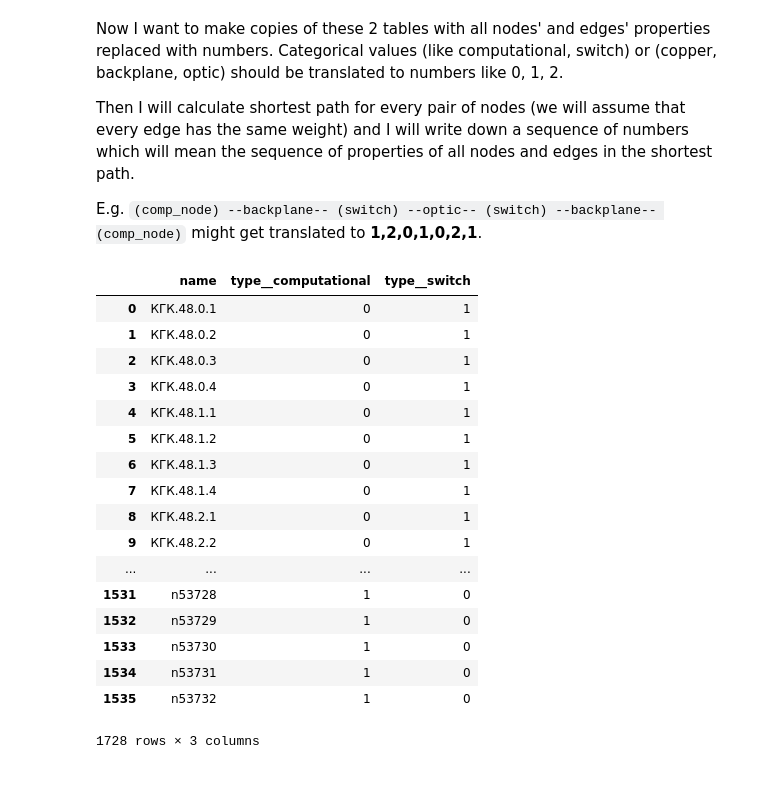
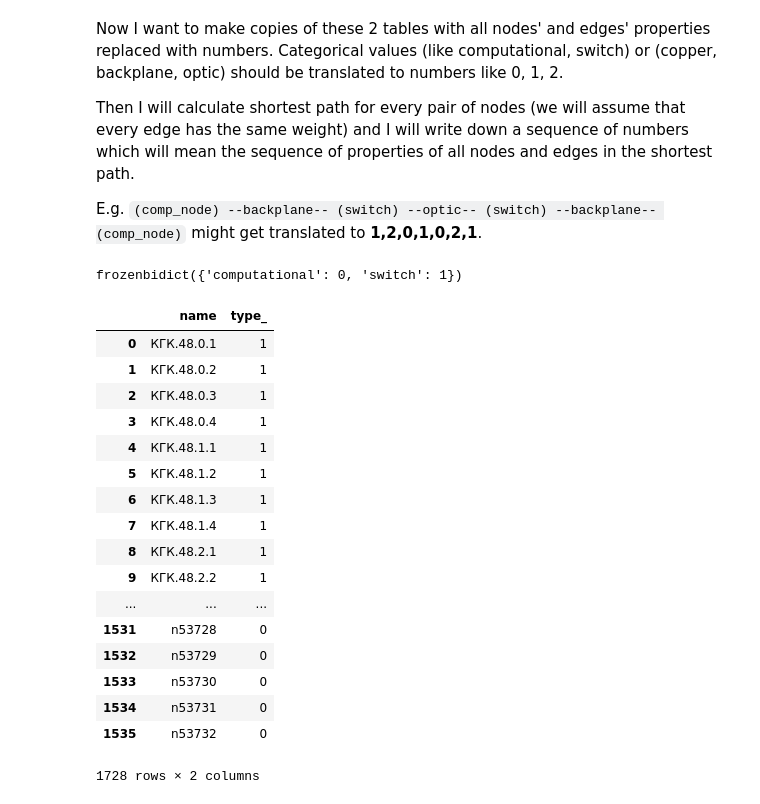
Before and after one commit to b-filip/topologies_clusterizer, a Jupyter notebook: new_stuff.ipynb, the cells around one changed output. Drawn from its saved outputs; the diff is of its cells as text; code cells hidden in the pictures.

```diff
--- a/new_stuff.ipynb
+++ b/new_stuff.ipynb
@@ -318,24 +319,45 @@ path.
 
 E.g. `(comp_node) --backplane-- (switch) --optic-- (switch) --backplane-- (comp_node)`
 might get translated to **1,2,0,1,0,2,1**.
-# %%
-pd.get_dummies(nodes, columns=["type_"]) # this is one-hot encoding. I don't want one-hot encoding
-# %% [output]
-|  | name | type__computational | type__switch |
-| 0 | КГК.48.0.1 | 0 | 1 |
-| 1 | КГК.48.0.2 | 0 | 1 |
-| 2 | КГК.48.0.3 | 0 | 1 |
-| 3 | КГК.48.0.4 | 0 | 1 |
-| 4 | КГК.48.1.1 | 0 | 1 |
-| 5 | КГК.48.1.2 | 0 | 1 |
-| 6 | КГК.48.1.3 | 0 | 1 |
-| 7 | КГК.48.1.4 | 0 | 1 |
-| 8 | КГК.48.2.1 | 0 | 1 |
-| 9 | КГК.48.2.2 | 0 | 1 |
-| ... | ... | ... | ... |
-| 1531 | n53728 | 1 | 0 |
-| 1532 | n53729 | 1 | 0 |
-| 1533 | n53730 | 1 | 0 |
-| 1534 | n53731 | 1 | 0 |
-| 1535 | n53732 | 1 | 0 |
-1728 rows × 3 columns
+# %%
+def map_categorical_to_numbers(sequence):
+    """Takes a sequence of values as input.
+    Maps each unique value to an integer.
+
+    Returns a tuple: (
+      the same sequence as numpy.ndarray of resulting integers
+      ,
+      mapping
+    )"""
+    new_sequence, unique_values = pd.factorize(sequence, sort=True)
+    return new_sequence, frozenbidict(enumerate(unique_values)).inv
+# %%
+nodes_types_as_numbers, nodes_type_map = map_categorical_to_numbers(nodes["type_"])
+nodes_with_numerical_properties = (
+    nodes
+        .drop(["type_"])
+        .assign(type_=nodes_types_as_numbers)
+)
+# %%
+display(nodes_type_map)
+display(nodes_with_numerical_properties)
+# %% [output]
+frozenbidict({'computational': 0, 'switch': 1})
+|  | name | type_ |
+| 0 | КГК.48.0.1 | 1 |
+| 1 | КГК.48.0.2 | 1 |
+| 2 | КГК.48.0.3 | 1 |
+| 3 | КГК.48.0.4 | 1 |
+| 4 | КГК.48.1.1 | 1 |
+| 5 | КГК.48.1.2 | 1 |
+| 6 | КГК.48.1.3 | 1 |
+| 7 | КГК.48.1.4 | 1 |
+| 8 | КГК.48.2.1 | 1 |
+| 9 | КГК.48.2.2 | 1 |
+| ... | ... | ... |
+| 1531 | n53728 | 0 |
+| 1532 | n53729 | 0 |
+| 1533 | n53730 | 0 |
+| 1534 | n53731 | 0 |
+| 1535 | n53732 | 0 |
+1728 rows × 2 columns
```
Also changed, not shown: parts of 2 cells of this notebook.
